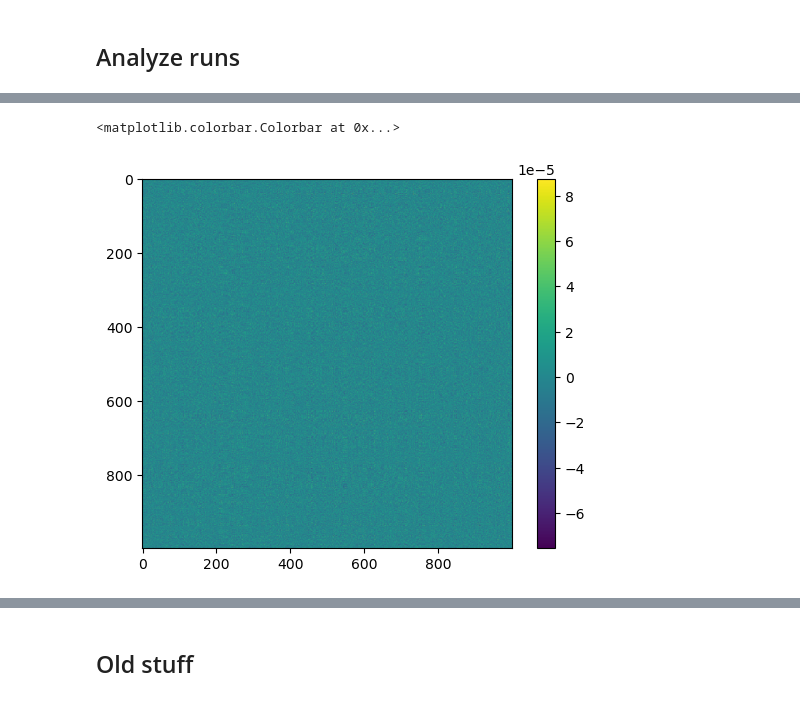
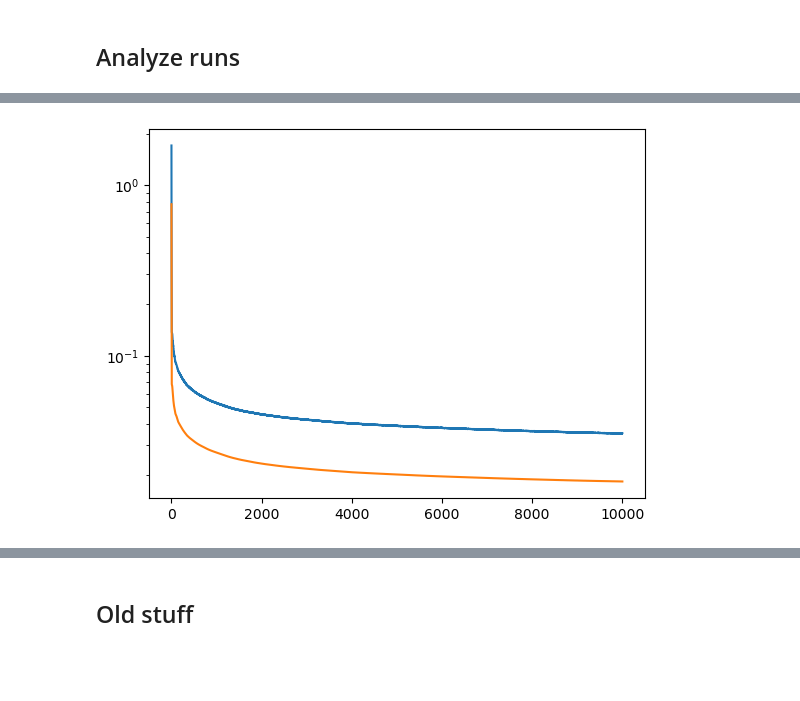
Before and after one commit to saalfeldlab/NeuralGraph, a Jupyter notebook: src/LatentEvolution/latent_space.ipynb, the cells around one changed output, grey strips where cells are left out. Cells and saved outputs as stored; diff of their text form; code cells hidden in the pictures; blank space fills up the shorter version.

```diff
--- a/src/LatentEvolution/latent_space.ipynb
+++ b/src/LatentEvolution/latent_space.ipynb
@@ -114,0 +128,7 @@ PosixPath('/groups/saalfeld/home/kumarv4/repos/NeuralGraph/runs/batch_and_lr_wo_
+# %%
+df = pl.read_csv(f"{pick_run_dir}/training_log.csv")
+plt.plot(df["train_loss"])
+plt.plot(df["val_loss"])
+plt.yscale("log")
+# %% [output]
+[figure, added]
@@ -124,6 +145,0 @@ grad = torch.autograd.functional.jacobian(lambda x: model(x.unsqueeze(0))[0], x)
-# %%
-plt.imshow(grad[:1000, :1000])
-plt.colorbar()
-# %% [output]
-<matplotlib.colorbar.Colorbar at 0x...>
-[figure, removed]
```
Also changed, not shown: parts of 25 cells of this notebook.
